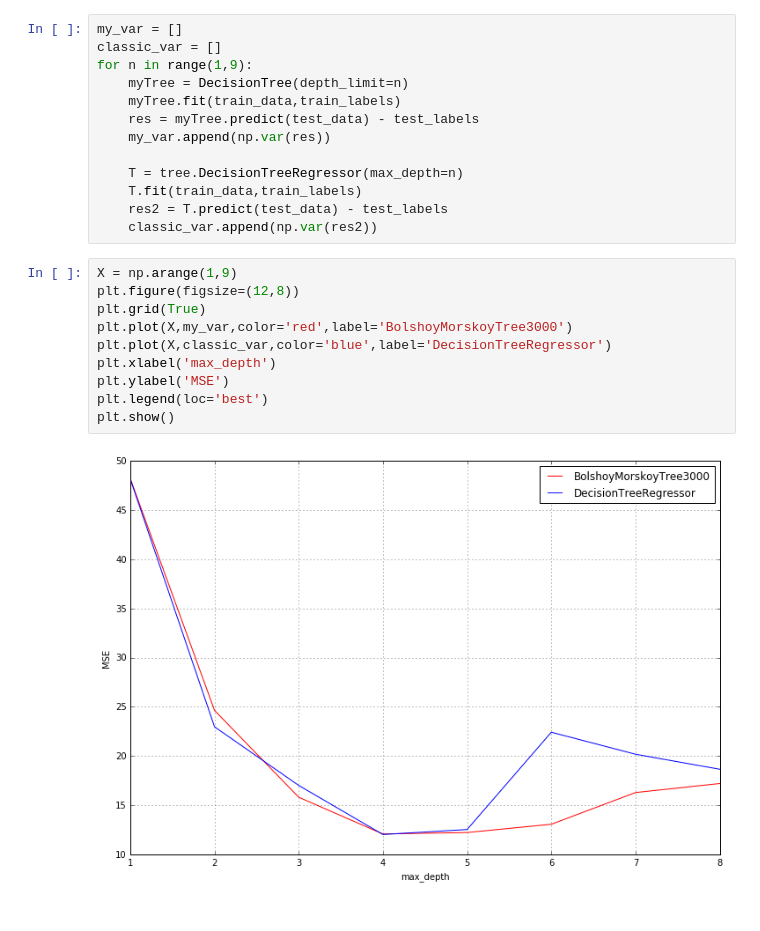
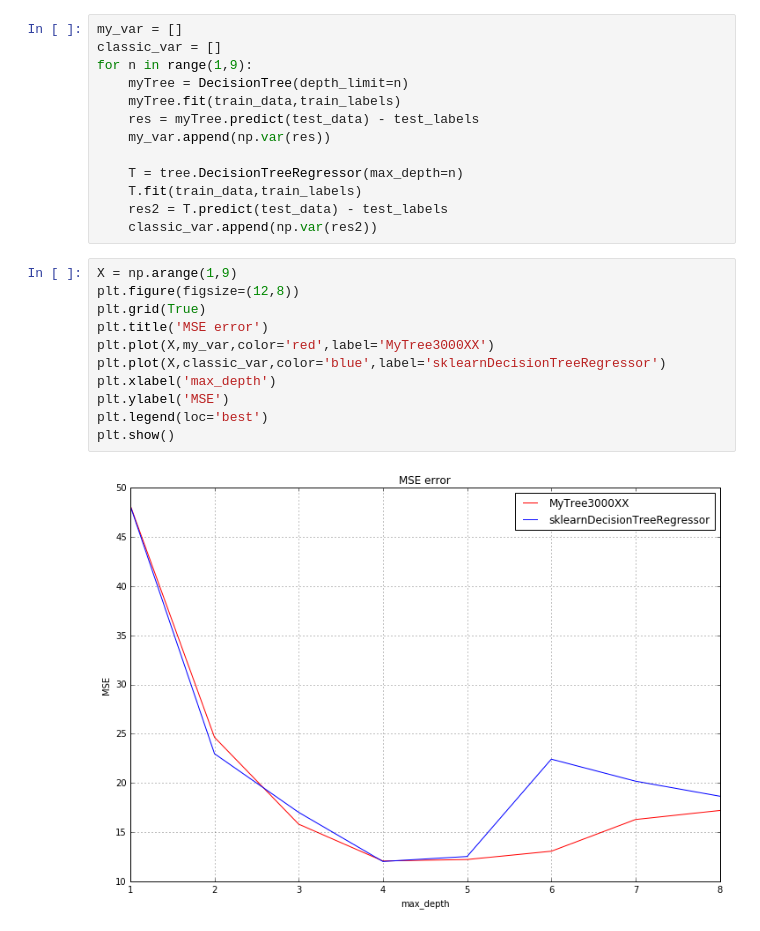
Before and after one commit to ale3otik/ML_MIPT_2017, a Jupyter notebook: home_work/hw_2/task3_DecisionTree.ipynb, the cells around one changed output. Saved outputs shown, nothing was run; the diff lists cells and outputs as text.

```diff
--- a/home_work/hw_2/task3_DecisionTree.ipynb
+++ b/home_work/hw_2/task3_DecisionTree.ipynb
@@ -165,12 +165,13 @@ for n in range(1,9):
 # %%
 X = np.arange(1,9)
 plt.figure(figsize=(12,8))
 plt.grid(True)
-plt.plot(X,my_var,color='red',label='BolshoyMorskoyTree3000')
-plt.plot(X,classic_var,color='blue',label='DecisionTreeRegressor')
+plt.title('MSE error')
+plt.plot(X,my_var,color='red',label='MyTree3000XX')
+plt.plot(X,classic_var,color='blue',label='sklearnDecisionTreeRegressor')
 plt.xlabel('max_depth')
 plt.ylabel('MSE')
 plt.legend(loc='best')
 plt.show()
 # %% [output]
-[figure, old version]
+[figure, new version]
```
Also changed, not shown: parts of 1 cell of this notebook, 1 other file.
